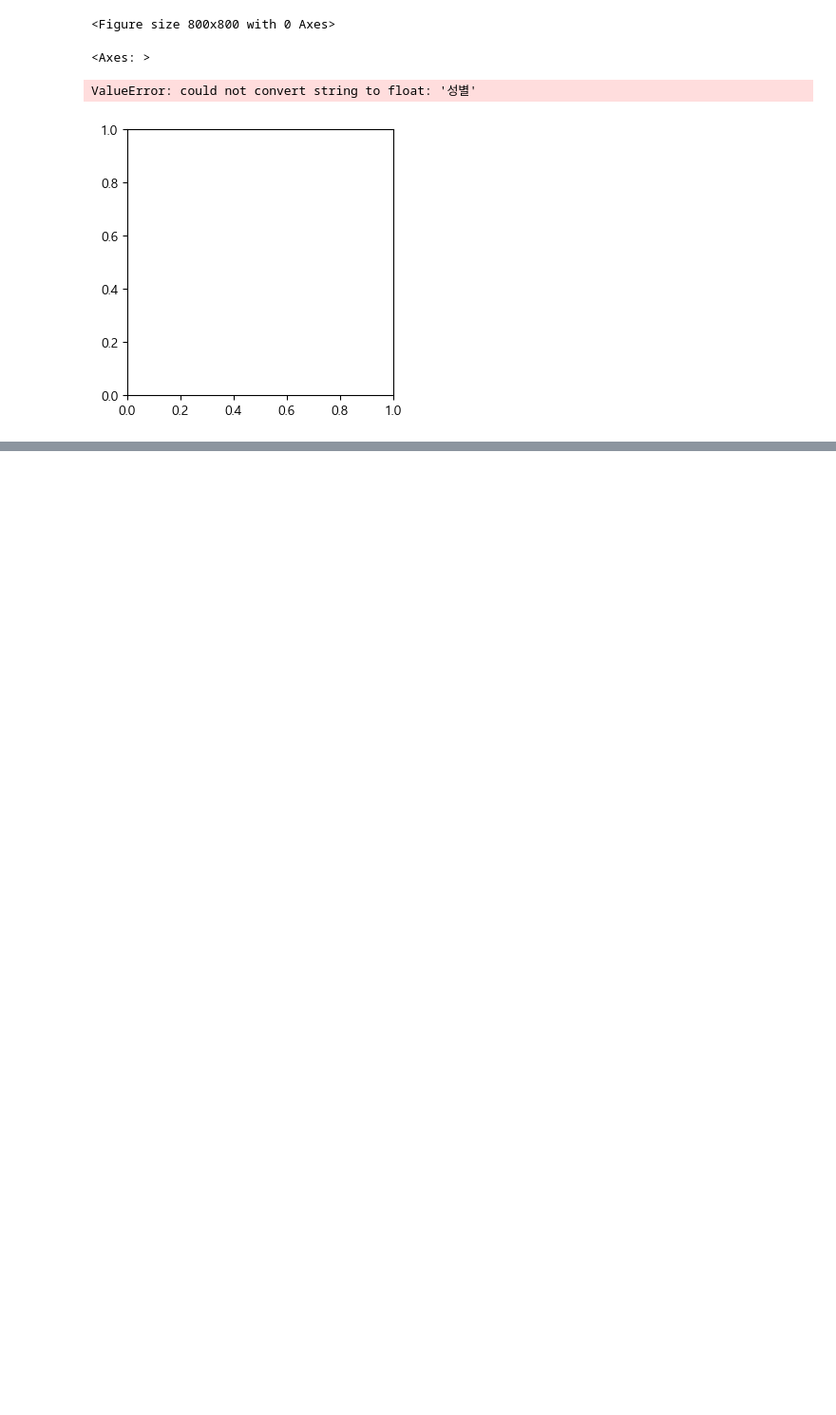
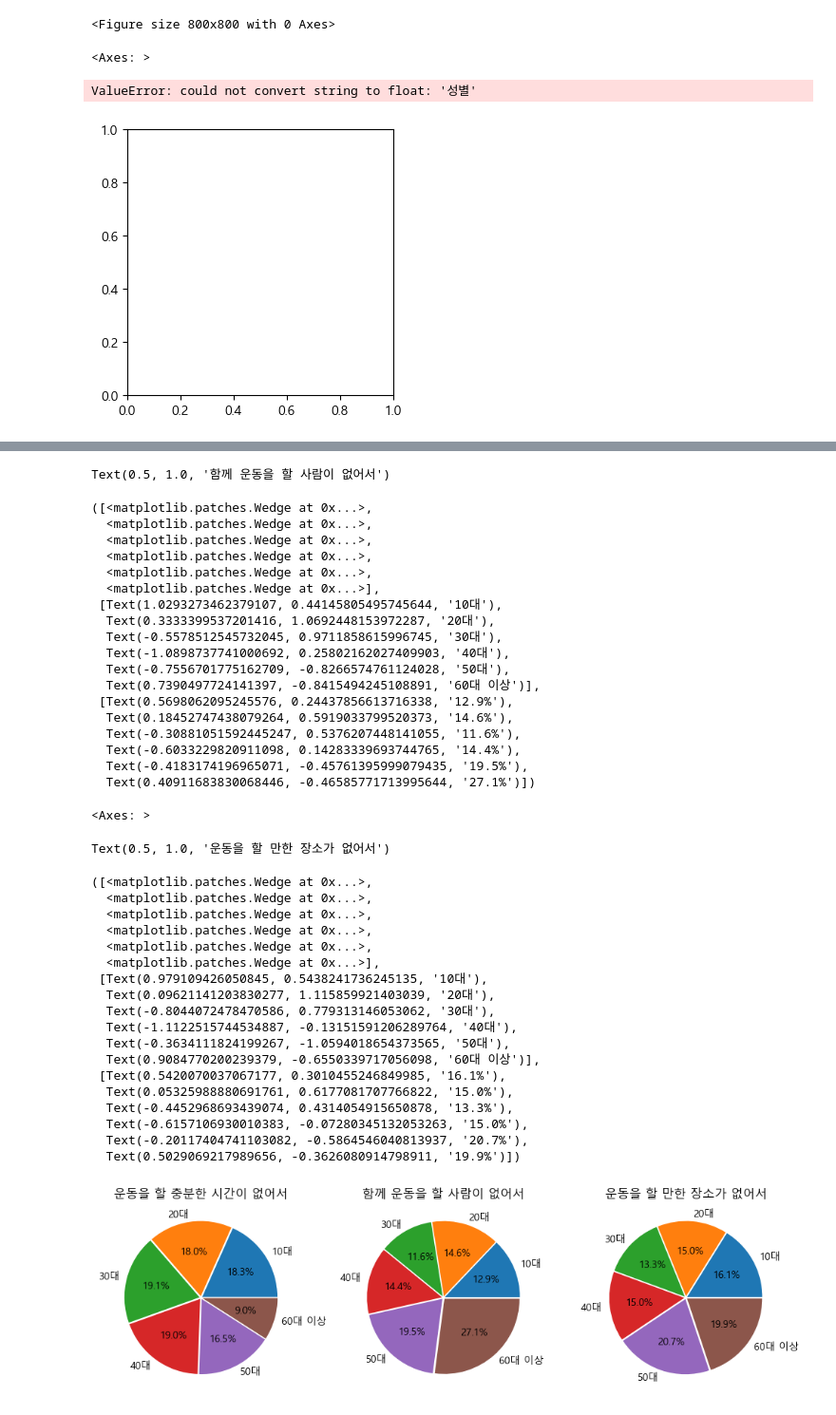
Before and after one commit to Kkaemii/SeSac_Practice, a Jupyter notebook: Mini_Project/Project_1/pandas_MP.ipynb, the cells around one changed output, grey strips where cells are left out. Shown at 95% size. Saved outputs shown, nothing was run; the diff lists cells and outputs as text; code cells hidden in the pictures; blank space fills up the shorter version.

```diff
--- a/Mini_Project/Project_1/pandas_MP.ipynb
+++ b/Mini_Project/Project_1/pandas_MP.ipynb
@@ -165,0 +216,40 @@ Text(0.5, 1.0, '운동을 할 만한 장소가 없어서')
+# %%
+age10 = df.iloc[3,2:-1]
+age20 = df.iloc[4,2:-1]
+age30 = df.iloc[5,2:-1]
+age40 = df.iloc[6,2:-1]
+age50 = df.iloc[7,2:-1]
+age60 = df.iloc[8,2:-1]
+
+data_f = pd.concat([age10,age20,age30,age40,age50,age60],axis=1)
+data_f=data_f.T.reset_index(drop=True) #원하는 데이터프레임 형태를 만들기 위해 전치치
+
+labels = data_f.iloc[:,0]
+columns2 = data_f.columns
+
+#그림그릴 캔버스 만들기
+plt.figure(figsize=(10,4))
+explode1 = [0.02]*6
+
+
+#분류
+no_t = data_f.iloc[:,1] #시간없어서
+no_f = data_f.iloc[:,2] #친구없어서
+no_p = data_f.iloc[:,3] #장소없어서
+no_w = data_f.iloc[:,4] #운동싫어해서
+
+plt.subplot(1,3,1)
+plt.title(f'{columns2[1]}')
+plt.pie(no_t,labels=labels,autopct='%.1f%%',explode=explode1)
+plt.subplot(1,3,2)
+plt.title(f'{columns2[2]}')
+plt.pie(no_f,labels=labels,autopct='%.1f%%',explode=explode1)
+plt.subplot(1,3,3)
+plt.title(f'{columns2[3]}')
+plt.pie(no_p, labels=labels,autopct='%.1f%%',explode=explode1)
+
+
+plt.tight_layout()
+plt.savefig('./2번_세대별 운동 실태 조사')
+plt.show()
+# %% [output]
@@ -166,3 +278,43 @@ Text(0.5, 1.0, '운동을 할 만한 장소가 없어서')
+Text(0.5, 1.0, '함께 운동을 할 사람이 없어서')
+([<matplotlib.patches.Wedge at 0x...>,
+  <matplotlib.patches.Wedge at 0x...>,
+  <matplotlib.patches.Wedge at 0x...>,
+  <matplotlib.patches.Wedge at 0x...>,
+  <matplotlib.patches.Wedge at 0x...>,
+  <matplotlib.patches.Wedge at 0x...>],
+ [Text(1.0293273462379107, 0.44145805495745644, '10대'),
+  Text(0.3333399537201416, 1.0692448153972287, '20대'),
+  Text(-0.5578512545732045, 0.9711858615996745, '30대'),
+  Text(-1.0898737741000692, 0.25802162027409903, '40대'),
+  Text(-0.7556701775162709, -0.8266574761124028, '50대'),
+  Text(0.7390497724141397, -0.8415494245108891, '60대 이상')],
+ [Text(0.5698062095245576, 0.24437856613716338, '12.9%'),
+  Text(0.18452747438079264, 0.5919033799520373, '14.6%'),
+  Text(-0.30881051592445247, 0.5376207448141055, '11.6%'),
+  Text(-0.6033229820911098, 0.14283339693744765, '14.4%'),
+  Text(-0.4183174196965071, -0.45761395999079435, '19.5%'),
+  Text(0.40911683830068446, -0.46585771713995644, '27.1%')])
+<Axes: >
+Text(0.5, 1.0, '운동을 할 만한 장소가 없어서')
+([<matplotlib.patches.Wedge at 0x...>,
+  <matplotlib.patches.Wedge at 0x...>,
+  <matplotlib.patches.Wedge at 0x...>,
+  <matplotlib.patches.Wedge at 0x...>,
+  <matplotlib.patches.Wedge at 0x...>,
+  <matplotlib.patches.Wedge at 0x...>],
+ [Text(0.979109426050845, 0.5438241736245135, '10대'),
+  Text(0.09621141203830277, 1.115859921403039, '20대'),
+  Text(-0.8044072478470586, 0.779313146053062, '30대'),
+  Text(-1.1122515744534887, -0.13151591206289764, '40대'),
+  Text(-0.3634111824199267, -1.0594018654373565, '50대'),
+  Text(0.9084770200239379, -0.6550339717056098, '60대 이상')],
+ [Text(0.5420070037067177, 0.3010455246849985, '16.1%'),
+  Text(0.05325988880691761, 0.6177081707766822, '15.0%'),
+  Text(-0.4452968693439074, 0.4314054915650878, '13.3%'),
+  Text(-0.6157106930010383, -0.07280345132053263, '15.0%'),
+  Text(-0.20117404741103082, -0.5864546040813937, '20.7%'),
+  Text(0.5029069217989656, -0.3626080914798911, '19.9%')])
+[figure, added]
 # %%
 df.iloc[9:13]
 # %% [output]
```
Also changed, not shown: parts of 10 cells of this notebook, 4 other files.
